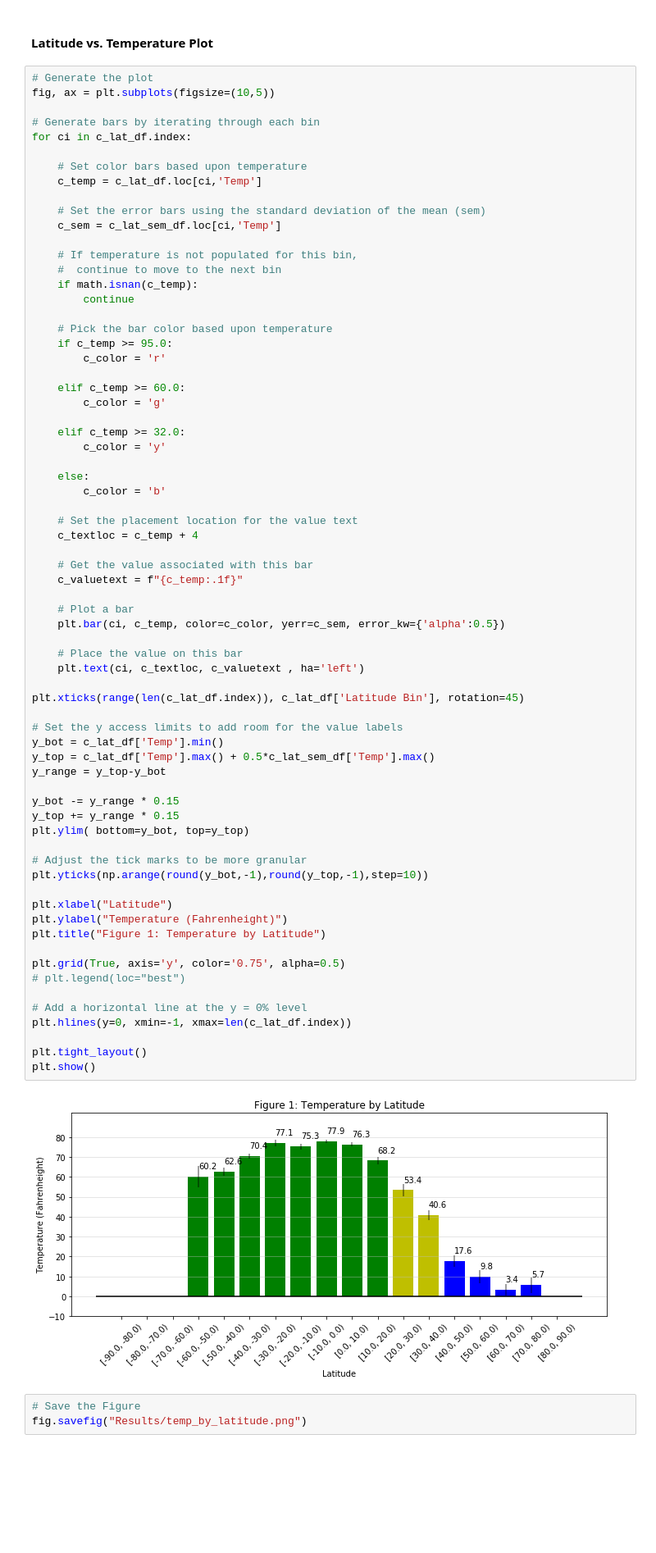
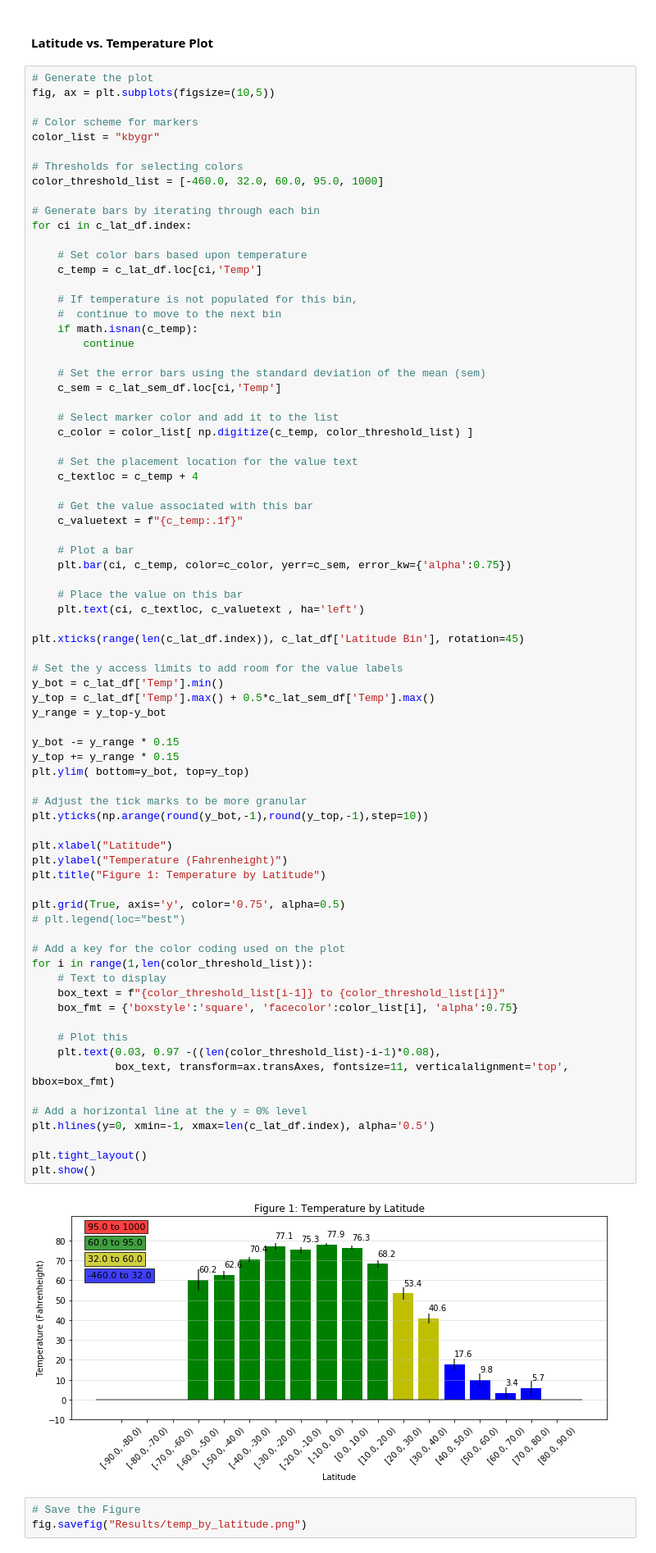
Before and after one commit to daddyjab/PythonAssignments, a Jupyter notebook: WeatherPy/WeatherPy-jb.ipynb, the cells around one changed output. Shown at 82% size. Cells and saved outputs as stored; diff of their text form; blank space fills up the shorter version.

```diff
--- a/WeatherPy/WeatherPy-jb.ipynb
+++ b/WeatherPy/WeatherPy-jb.ipynb
@@ -520,6 +483,12 @@ c_lat_sem_df
 # %%
 # Generate the plot
 fig, ax = plt.subplots(figsize=(10,5))
+
+# Color scheme for markers
+color_list = "kbygr"
+
+# Thresholds for selecting colors
+color_threshold_list = [-460.0, 32.0, 60.0, 95.0, 1000]
 
 # Generate bars by iterating through each bin
 for ci in c_lat_df.index:
@@ -527,26 +496,16 @@ for ci in c_lat_df.index:
     # Set color bars based upon temperature
     c_temp = c_lat_df.loc[ci,'Temp']
 
-    # Set the error bars using the standard deviation of the mean (sem)
-    c_sem = c_lat_sem_df.loc[ci,'Temp']
-
     # If temperature is not populated for this bin,
     #  continue to move to the next bin
     if math.isnan(c_temp):
         continue
 
-    # Pick the bar color based upon temperature
-    if c_temp >= 95.0:
-        c_color = 'r'
+    # Set the error bars using the standard deviation of the mean (sem)
+    c_sem = c_lat_sem_df.loc[ci,'Temp']
 
-    elif c_temp >= 60.0:
-        c_color = 'g'
-
-    elif c_temp >= 32.0:
-        c_color = 'y'
-
-    else:
-        c_color = 'b'
+    # Select marker color and add it to the list
+    c_color = color_list[ np.digitize(c_temp, color_threshold_list) ]
 
     # Set the placement location for the value text
     c_textloc = c_temp + 4
@@ -555,39 +514,49 @@ for ci in c_lat_df.index:
     c_valuetext = f"{c_temp:.1f}"
 
     # Plot a bar
-    plt.bar(ci, c_temp, color=c_color, yerr=c_sem, error_kw={'alpha':0.5})
+    plt.bar(ci, c_temp, color=c_color, yerr=c_sem, error_kw={'alpha':0.75})
 
     # Place the value on this bar
     plt.text(ci, c_textloc, c_valuetext , ha='left')
 
 plt.xticks(range(len(c_lat_df.index)), c_lat_df['Latitude Bin'], rotation=45)
 
 # Set the y access limits to add room for the value labels
 y_bot = c_lat_df['Temp'].min()
 y_top = c_lat_df['Temp'].max() + 0.5*c_lat_sem_df['Temp'].max()
 y_range = y_top-y_bot
 
 y_bot -= y_range * 0.15
 y_top += y_range * 0.15
 plt.ylim( bottom=y_bot, top=y_top)
 
 # Adjust the tick marks to be more granular
 plt.yticks(np.arange(round(y_bot,-1),round(y_top,-1),step=10))
 
 plt.xlabel("Latitude")
 plt.ylabel("Temperature (Fahrenheight)")
 plt.title("Figure 1: Temperature by Latitude")
 
 plt.grid(True, axis='y', color='0.75', alpha=0.5)
 # plt.legend(loc="best")
 
+# Add a key for the color coding used on the plot
+for i in range(1,len(color_threshold_list)):
+    # Text to display
+    box_text = f"{color_threshold_list[i-1]} to {color_threshold_list[i]}"
+    box_fmt = {'boxstyle':'square', 'facecolor':color_list[i], 'alpha':0.75}
+
+    # Plot this
+    plt.text(0.03, 0.97 -((len(color_threshold_list)-i-1)*0.08),
+             box_text, transform=ax.transAxes, fontsize=11, verticalalignment='top', bbox=box_fmt)
+
 # Add a horizontal line at the y = 0% level
-plt.hlines(y=0, xmin=-1, xmax=len(c_lat_df.index))
+plt.hlines(y=0, xmin=-1, xmax=len(c_lat_df.index), alpha='0.5')
 
 plt.tight_layout()
 plt.show()
 # %% [output]
-[figure, old version]
+[figure, new version]
 # %%
 # Save the Figure
 fig.savefig("Results/temp_by_latitude.png")
```
Also changed, not shown: parts of 16 cells of this notebook, 8 other files.
